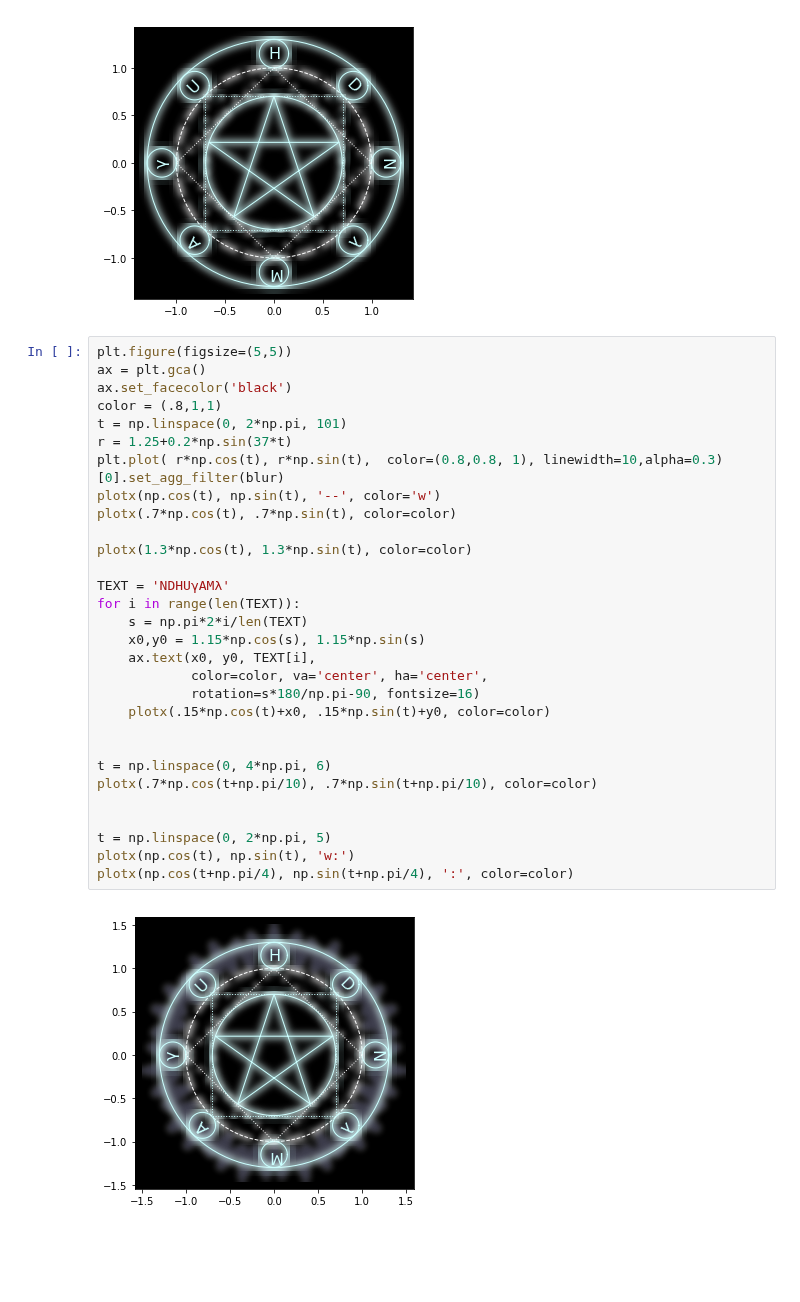
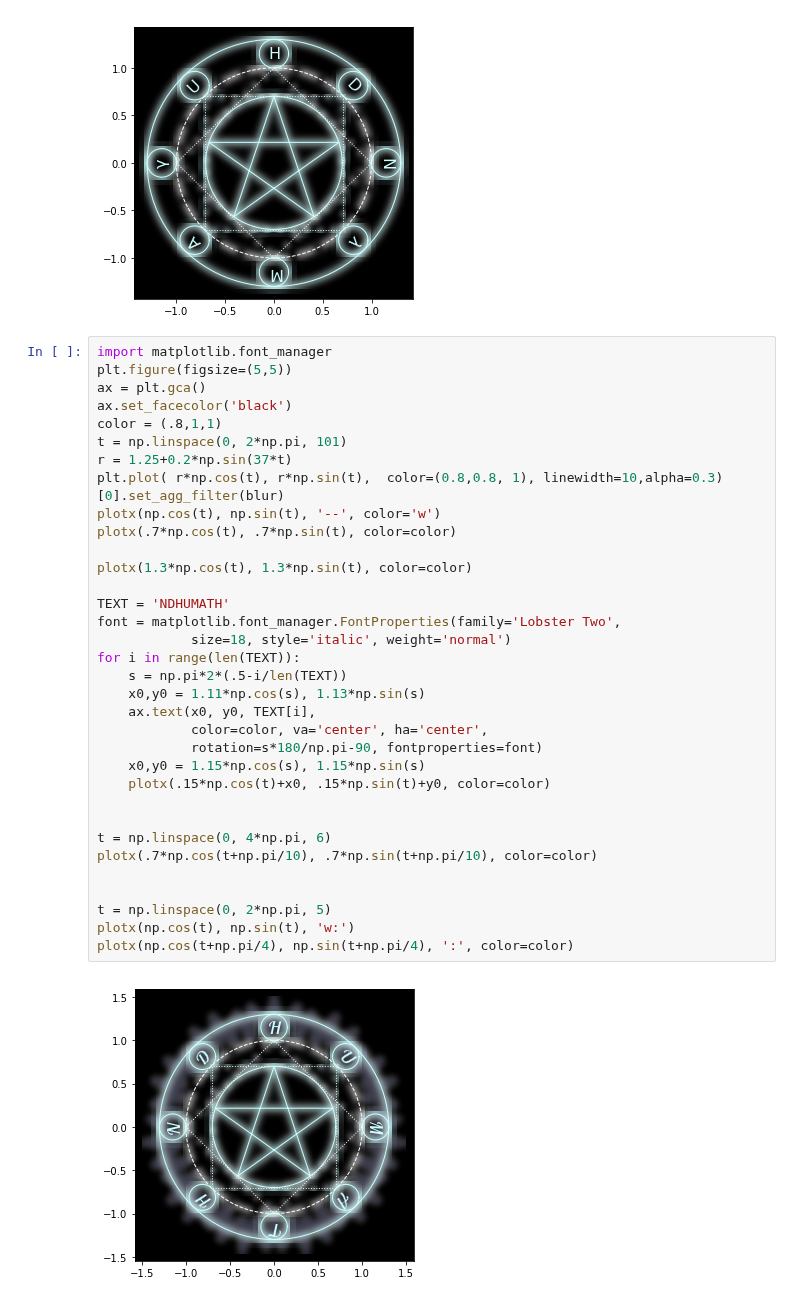
Before and after one commit to tjwei/NDHU_AM1130, a Jupyter notebook: week11-magic-circle.ipynb, the cells around one changed output. Saved outputs shown, nothing was run; the diff lists cells and outputs as text; blank space fills up the shorter version.

```diff
--- a/week11-magic-circle.ipynb
+++ b/week11-magic-circle.ipynb
@@ -138,34 +136,38 @@ plotx(np.cos(t+np.pi/4), np.sin(t+np.pi/4), ':', color=color)
 # %% [output]
 [figure]
 # %%
+import matplotlib.font_manager
 plt.figure(figsize=(5,5))
 ax = plt.gca()
 ax.set_facecolor('black')
 color = (.8,1,1)
 t = np.linspace(0, 2*np.pi, 101)
 r = 1.25+0.2*np.sin(37*t)
 plt.plot( r*np.cos(t), r*np.sin(t),  color=(0.8,0.8, 1), linewidth=10,alpha=0.3)[0].set_agg_filter(blur)
 plotx(np.cos(t), np.sin(t), '--', color='w')
 plotx(.7*np.cos(t), .7*np.sin(t), color=color)
 
 plotx(1.3*np.cos(t), 1.3*np.sin(t), color=color)
 
-TEXT = 'NDHUγAMλ'
+TEXT = 'NDHUMATH'
+font = matplotlib.font_manager.FontProperties(family='Lobster Two',
+            size=18, style='italic', weight='normal')
 for i in range(len(TEXT)):
-    s = np.pi*2*i/len(TEXT)
-    x0,y0 = 1.15*np.cos(s), 1.15*np.sin(s)
+    s = np.pi*2*(.5-i/len(TEXT))
+    x0,y0 = 1.11*np.cos(s), 1.13*np.sin(s)
     ax.text(x0, y0, TEXT[i],
             color=color, va='center', ha='center',
-            rotation=s*180/np.pi-90, fontsize=16)
+            rotation=s*180/np.pi-90, fontproperties=font)
+    x0,y0 = 1.15*np.cos(s), 1.15*np.sin(s)
     plotx(.15*np.cos(t)+x0, .15*np.sin(t)+y0, color=color)
 
 
 t = np.linspace(0, 4*np.pi, 6)
 plotx(.7*np.cos(t+np.pi/10), .7*np.sin(t+np.pi/10), color=color)
 
 
 t = np.linspace(0, 2*np.pi, 5)
 plotx(np.cos(t), np.sin(t), 'w:')
 plotx(np.cos(t+np.pi/4), np.sin(t+np.pi/4), ':', color=color)
 # %% [output]
-[figure, old version]
+[figure, new version]
```
Also changed, not shown: parts of 1 cell of this notebook.
